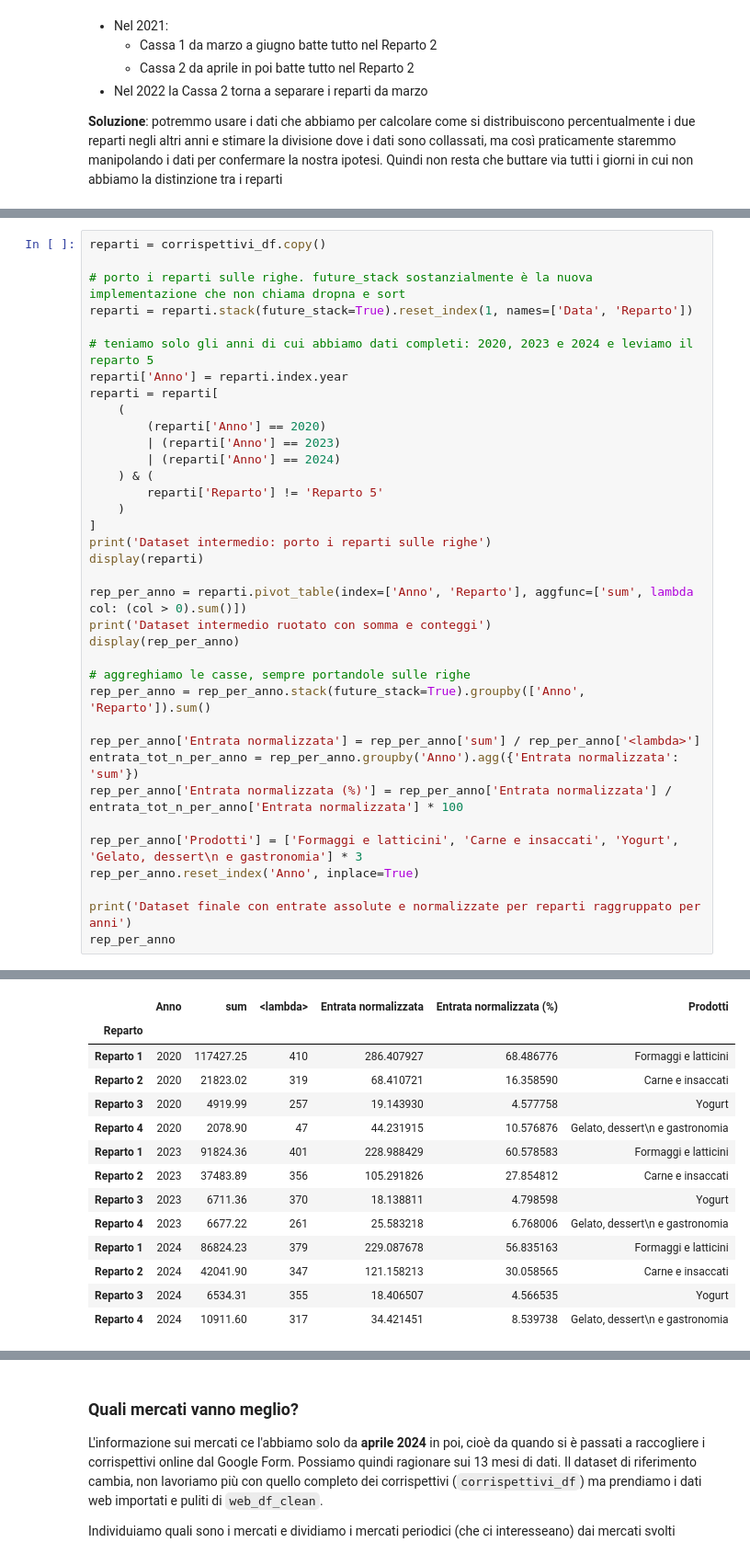
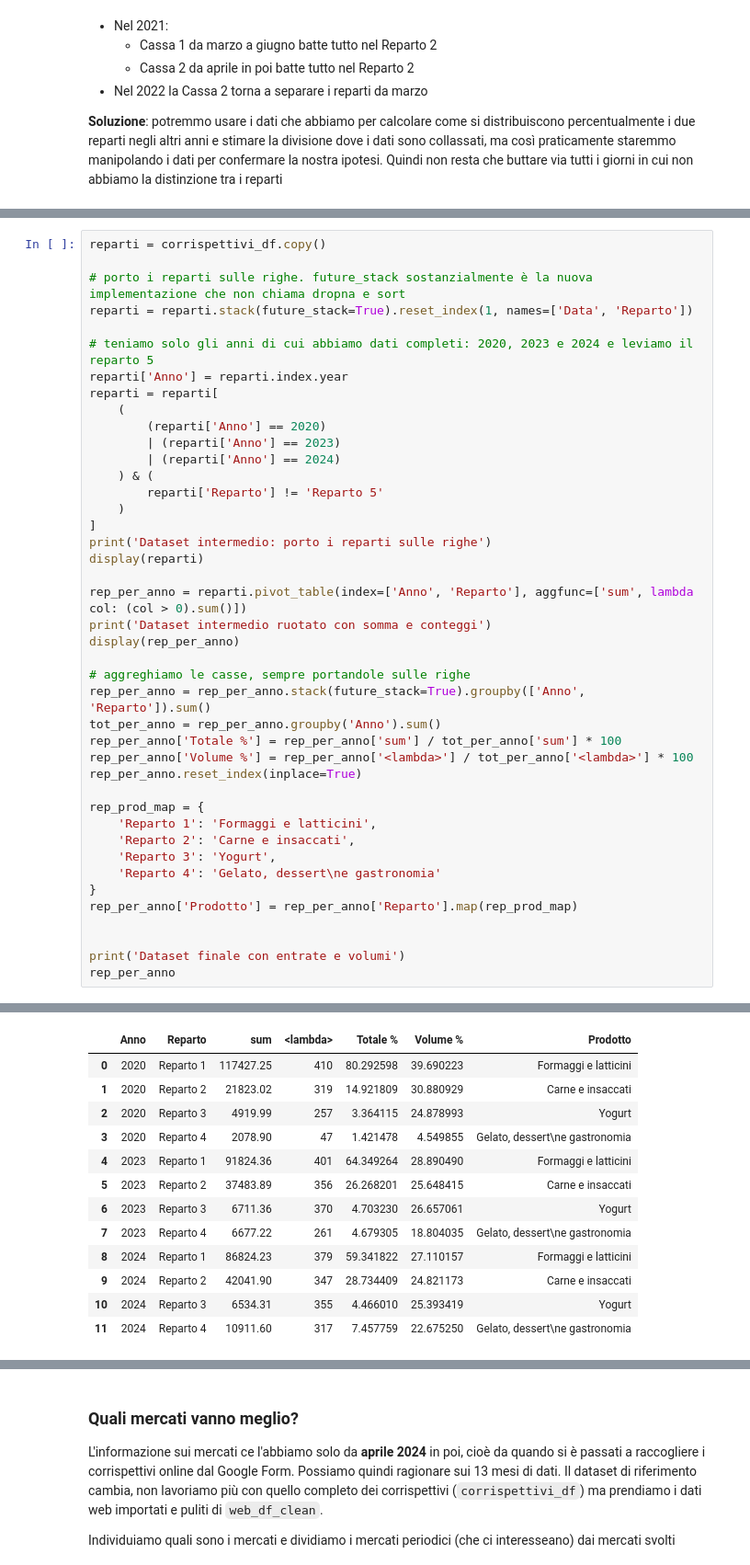
Before and after one commit to panda-with-issues/Fond-Scienze-dei-Dati-progetto, a Jupyter notebook: analisi_corrispettivi_la_di_cjastelan.ipynb, the cells around one changed output, grey strips where cells are left out. Shown at 92% size. Drawn from its saved outputs; the diff is of its cells as text.

```diff
--- a/analisi_corrispettivi_la_di_cjastelan.ipynb
+++ b/analisi_corrispettivi_la_di_cjastelan.ipynb
@@ -1493,15 +1472,21 @@ display(rep_per_anno)
 
 # aggreghiamo le casse, sempre portandole sulle righe
 rep_per_anno = rep_per_anno.stack(future_stack=True).groupby(['Anno', 'Reparto']).sum()
+tot_per_anno = rep_per_anno.groupby('Anno').sum()
+rep_per_anno['Totale %'] = rep_per_anno['sum'] / tot_per_anno['sum'] * 100
+rep_per_anno['Volume %'] = rep_per_anno['<lambda>'] / tot_per_anno['<lambda>'] * 100
+rep_per_anno.reset_index(inplace=True)
 
-rep_per_anno['Entrata normalizzata'] = rep_per_anno['sum'] / rep_per_anno['<lambda>']
-entrata_tot_n_per_anno = rep_per_anno.groupby('Anno').agg({'Entrata normalizzata': 'sum'})
-rep_per_anno['Entrata normalizzata (%)'] = rep_per_anno['Entrata normalizzata'] / entrata_tot_n_per_anno['Entrata normalizzata'] * 100
+rep_prod_map = {
+    'Reparto 1': 'Formaggi e latticini',
+    'Reparto 2': 'Carne e insaccati',
+    'Reparto 3': 'Yogurt',
+    'Reparto 4': 'Gelato, dessert\ne gastronomia'
+}
+rep_per_anno['Prodotto'] = rep_per_anno['Reparto'].map(rep_prod_map)
 
-rep_per_anno['Prodotti'] = ['Formaggi e latticini', 'Carne e insaccati', 'Yogurt', 'Gelato, dessert\n e gastronomia'] * 3
-rep_per_anno.reset_index('Anno', inplace=True)
 
-print('Dataset finale con entrate assolute e normalizzate per reparti raggruppato per anni')
+print('Dataset finale con entrate e volumi')
 rep_per_anno
 # %% [output]
 Dataset intermedio: porto i reparti sulle righe
@@ -1539,15 +1524,14 @@ Dataset finale con entrate assolute e normalizzate per reparti raggruppato per a
-|  | Anno | sum | <lambda> | Entrata normalizzata | Entrata normalizzata (%) | Prodotti |
-| Reparto |  |  |  |  |  |  |
-| Reparto 1 | 2020 | 117427.25 | 410 | 286.407927 | 68.486776 | Formaggi e latticini |
-| Reparto 2 | 2020 | 21823.02 | 319 | 68.410721 | 16.358590 | Carne e insaccati |
-| Reparto 3 | 2020 | 4919.99 | 257 | 19.143930 | 4.577758 | Yogurt |
-| Reparto 4 | 2020 | 2078.90 | 47 | 44.231915 | 10.576876 | Gelato, dessert\n e gastronomia |
-| Reparto 1 | 2023 | 91824.36 | 401 | 228.988429 | 60.578583 | Formaggi e latticini |
-| Reparto 2 | 2023 | 37483.89 | 356 | 105.291826 | 27.854812 | Carne e insaccati |
-| Reparto 3 | 2023 | 6711.36 | 370 | 18.138811 | 4.798598 | Yogurt |
-| Reparto 4 | 2023 | 6677.22 | 261 | 25.583218 | 6.768006 | Gelato, dessert\n e gastronomia |
-| Reparto 1 | 2024 | 86824.23 | 379 | 229.087678 | 56.835163 | Formaggi e latticini |
-| Reparto 2 | 2024 | 42041.90 | 347 | 121.158213 | 30.058565 | Carne e insaccati |
-| Reparto 3 | 2024 | 6534.31 | 355 | 18.406507 | 4.566535 | Yogurt |
-| Reparto 4 | 2024 | 10911.60 | 317 | 34.421451 | 8.539738 | Gelato, dessert\n e gastronomia |
+|  | Anno | Reparto | sum | <lambda> | Totale % | Volume % | Prodotto |
+| 0 | 2020 | Reparto 1 | 117427.25 | 410 | 80.292598 | 39.690223 | Formaggi e latticini |
+| 1 | 2020 | Reparto 2 | 21823.02 | 319 | 14.921809 | 30.880929 | Carne e insaccati |
+| 2 | 2020 | Reparto 3 | 4919.99 | 257 | 3.364115 | 24.878993 | Yogurt |
+| 3 | 2020 | Reparto 4 | 2078.90 | 47 | 1.421478 | 4.549855 | Gelato, dessert\ne gastronomia |
+| 4 | 2023 | Reparto 1 | 91824.36 | 401 | 64.349264 | 28.890490 | Formaggi e latticini |
+| 5 | 2023 | Reparto 2 | 37483.89 | 356 | 26.268201 | 25.648415 | Carne e insaccati |
+| 6 | 2023 | Reparto 3 | 6711.36 | 370 | 4.703230 | 26.657061 | Yogurt |
+| 7 | 2023 | Reparto 4 | 6677.22 | 261 | 4.679305 | 18.804035 | Gelato, dessert\ne gastronomia |
+| 8 | 2024 | Reparto 1 | 86824.23 | 379 | 59.341822 | 27.110157 | Formaggi e latticini |
+| 9 | 2024 | Reparto 2 | 42041.90 | 347 | 28.734409 | 24.821173 | Carne e insaccati |
+| 10 | 2024 | Reparto 3 | 6534.31 | 355 | 4.466010 | 25.393419 | Yogurt |
+| 11 | 2024 | Reparto 4 | 10911.60 | 317 | 7.457759 | 22.675250 | Gelato, dessert\ne gastronomia |
 # %%
```
Also changed, not shown: parts of 16 cells of this notebook.
